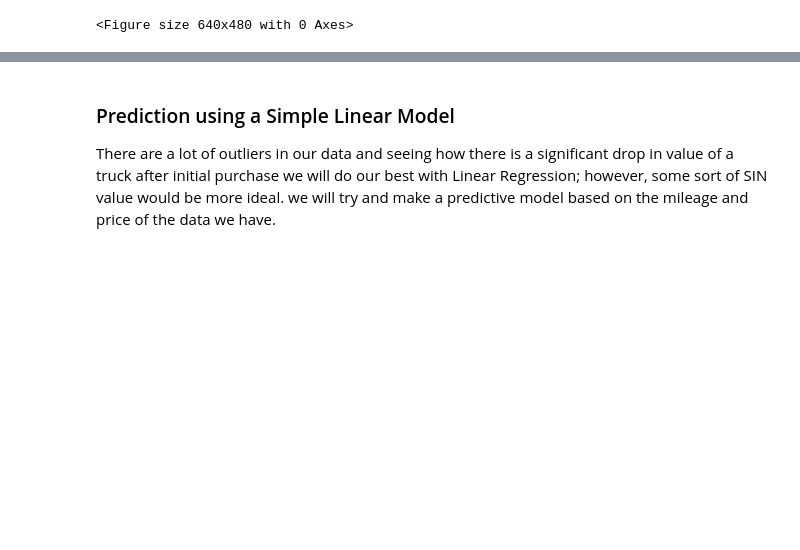
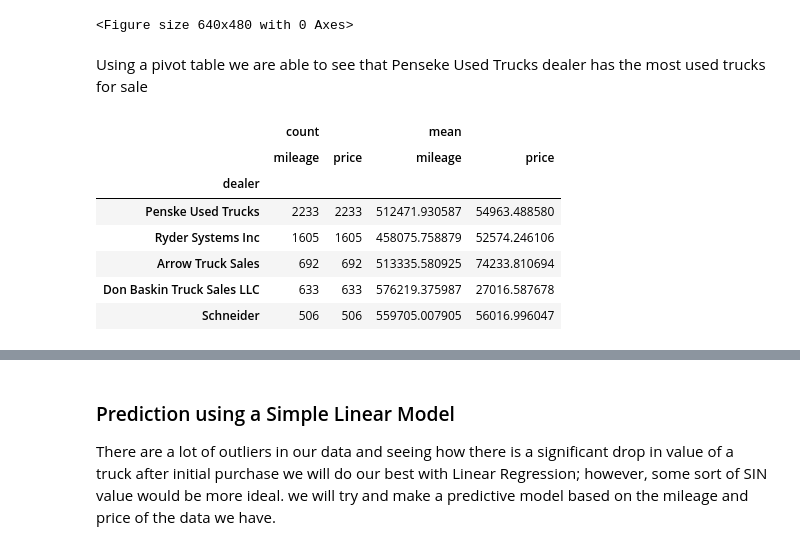
Before and after one commit to dazehead/truck-sales-project, a Jupyter notebook: truck_sales.ipynb, the cells around one changed output, grey strips where cells are left out. Cells and saved outputs as stored; diff of their text form; code cells hidden in the pictures; blank space fills up the shorter version.

```diff
--- a/truck_sales.ipynb
+++ b/truck_sales.ipynb
@@ -373,3 +373,18 @@ plt.clf()
 # %% [output]
 [figure]
 <Figure size 640x480 with 0 Axes>
+# %% [markdown]
+Using a pivot table we are able to see that Penseke Used Trucks dealer has the most used trucks for sale
+# %%
+pivot_table = data.pivot_table(index='dealer', values=['mileage', 'price'], aggfunc=['count', 'mean'])
+pivot_table.sort_values(by=('count', 'mileage'), ascending=False, inplace=True)
+pivot_table.head()
+# %% [output]
+|  | count |  | mean |  |
+|  | mileage | price | mileage | price |
+| dealer |  |  |  |  |
+| Penske Used Trucks | 2233 | 2233 | 512471.930587 | 54963.488580 |
+| Ryder Systems Inc | 1605 | 1605 | 458075.758879 | 52574.246106 |
+| Arrow Truck Sales | 692 | 692 | 513335.580925 | 74233.810694 |
+| Don Baskin Truck Sales LLC | 633 | 633 | 576219.375987 | 27016.587678 |
+| Schneider | 506 | 506 | 559705.007905 | 56016.996047 |
```
Also changed, not shown: parts of 11 cells of this notebook.
